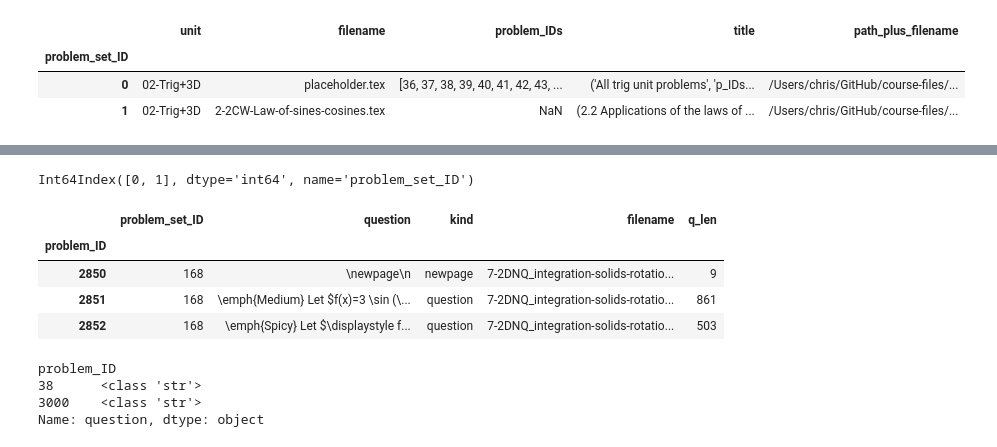
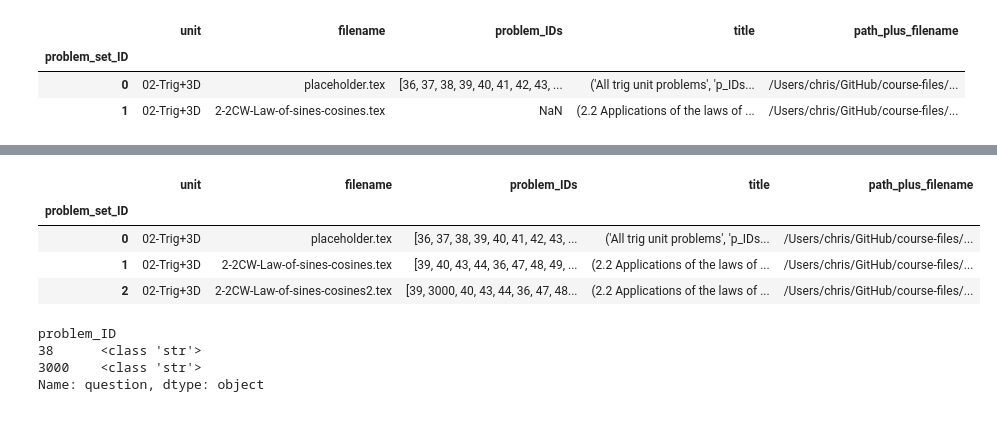
Before and after one commit to chrishuson/mathai, a Jupyter notebook: src/ibmath.ipynb, the cells around one changed output, grey strips where cells are left out. Drawn from its saved outputs; the diff is of its cells as text; code cells hidden in the pictures.

```diff
--- a/src/ibmath.ipynb
+++ b/src/ibmath.ipynb
@@ -218,14 +219,10 @@ build_pset_df_tex(trig_pset_df, problem_df)
 # %%
 build_pset_df_pdf(trig_pset_df, problem_df)
 # %%
-trig_pset_df.index
+trig_pset_df
 # %% [output]
-Int64Index([0, 1], dtype='int64', name='problem_set_ID')
+|  | unit | filename | problem_IDs | title | path_plus_filename |
+| problem_set_ID |  |  |  |  |  |
+| 0 | 02-Trig+3D | placeholder.tex | [36, 37, 38, 39, 40, 41, 42, 43, ... | ('All trig unit problems', 'p_IDs... | /Users/chris/GitHub/course-files/... |
+| 1 | 02-Trig+3D | 2-2CW-Law-of-sines-cosines.tex | [39, 40, 43, 44, 36, 47, 48, 49, ... | (2.2 Applications of the laws of ... | /Users/chris/GitHub/course-files/... |
+| 2 | 02-Trig+3D | 2-2CW-Law-of-sines-cosines2.tex | [39, 3000, 40, 43, 44, 36, 47, 48... | (2.2 Applications of the laws of ... | /Users/chris/GitHub/course-files/... |
-# %%
-problem_df.tail(3)
-# %% [output]
-|  | problem_set_ID | question | kind | filename | q_len |
-| problem_ID |  |  |  |  |  |
-| 2850 | 168 | \newpage\n | newpage | 7-2DNQ_integration-solids-rotatio... | 9 |
-| 2851 | 168 | \emph{Medium} Let $f(x)=3 \sin (\... | question | 7-2DNQ_integration-solids-rotatio... | 861 |
-| 2852 | 168 | \emph{Spicy} Let $\displaystyle f... | question | 7-2DNQ_integration-solids-rotatio... | 503 |
```
Also changed, not shown: parts of 4 cells of this notebook.
